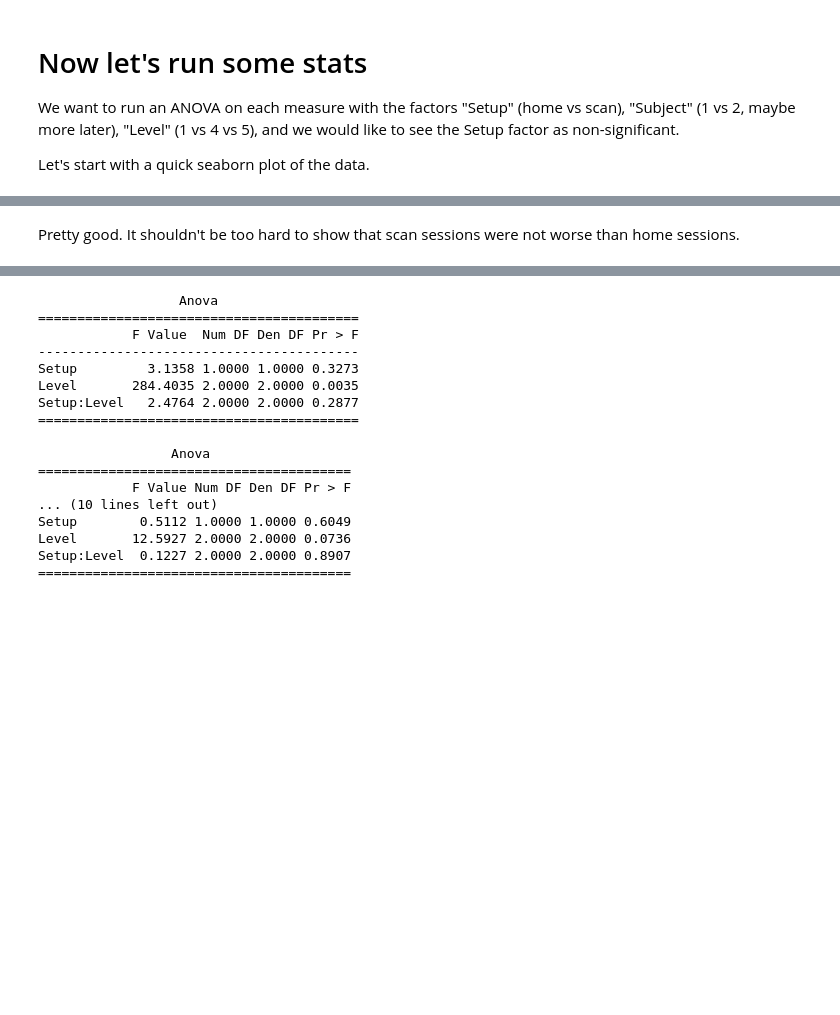
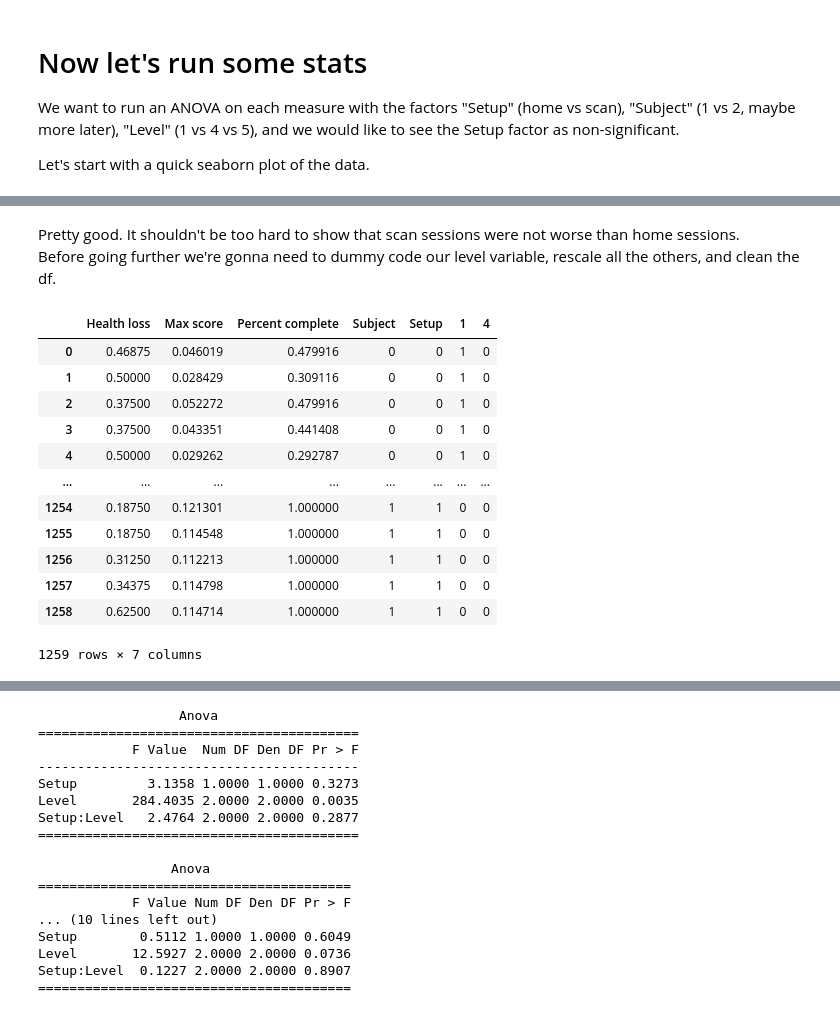
Before and after one commit to courtois-neuromod/shinobi_behav, a Jupyter notebook: notebooks/home-vs-scanner_behav.ipynb, the cells around one changed output, grey strips where cells are left out. Saved outputs shown, nothing was run; the diff lists cells and outputs as text; code cells hidden in the pictures; blank space fills up the shorter version.

```diff
--- a/notebooks/home-vs-scanner_behav.ipynb
+++ b/notebooks/home-vs-scanner_behav.ipynb
@@ -91,3 +77,4 @@ g = sns.catplot(x="Level", y="Health loss", hue="Setup", col="Subject",
 [figure]
 # %% [markdown]
 Pretty good. It shouldn't be too hard to show that scan sessions were not worse than home sessions.
+Before going further we're gonna need to dummy code our level variable, rescale all the others, and clean the df.
@@ -102,0 +81,36 @@ df['Setup'] = df['Setup'].apply(setup_to_numeric)
+# %%
+df = pd.read_csv(path_to_data + '/processed/homeVSscan.csv')
+
+
+# Start by transforming the setup variable into an int
+def setup_to_numeric(x):
+    if x == 'home':
+        return 0
+    if x == 'scan':
+        return 1
+
+df['Setup'] = df['Setup'].apply(setup_to_numeric) # transform setup into a binary variable
+df = pd.concat([df,pd.get_dummies(df['Level'])],axis=1) # dummy codes for Level
+df['Subject'] = df['Subject'].apply(lambda x: x-1) # adjust subject id
+# rescale features
+from sklearn.preprocessing import MinMaxScaler
+scaler = MinMaxScaler()
+num_vars = ['Health loss', 'Max score', 'Percent complete']
+df[num_vars] = scaler.fit_transform(df[num_vars])
+df = df.drop(['Passage order', 'index', 'Unnamed: 0', 'Level'], axis=1) # drop the junk
+df.pop(5)
+df
+# %% [output]
+|  | Health loss | Max score | Percent complete | Subject | Setup | 1 | 4 |
+| 0 | 0.46875 | 0.046019 | 0.479916 | 0 | 0 | 1 | 0 |
+| 1 | 0.50000 | 0.028429 | 0.309116 | 0 | 0 | 1 | 0 |
+| 2 | 0.37500 | 0.052272 | 0.479916 | 0 | 0 | 1 | 0 |
+| 3 | 0.37500 | 0.043351 | 0.441408 | 0 | 0 | 1 | 0 |
+| 4 | 0.50000 | 0.029262 | 0.292787 | 0 | 0 | 1 | 0 |
+| ... | ... | ... | ... | ... | ... | ... | ... |
+| 1254 | 0.18750 | 0.121301 | 1.000000 | 1 | 1 | 0 | 0 |
+| 1255 | 0.18750 | 0.114548 | 1.000000 | 1 | 1 | 0 | 0 |
+| 1256 | 0.31250 | 0.112213 | 1.000000 | 1 | 1 | 0 | 0 |
+| 1257 | 0.34375 | 0.114798 | 1.000000 | 1 | 1 | 0 | 0 |
+| 1258 | 0.62500 | 0.114714 | 1.000000 | 1 | 1 | 0 | 0 |
+1259 rows × 7 columns
```
Also changed, not shown: parts of 12 cells of this notebook.
